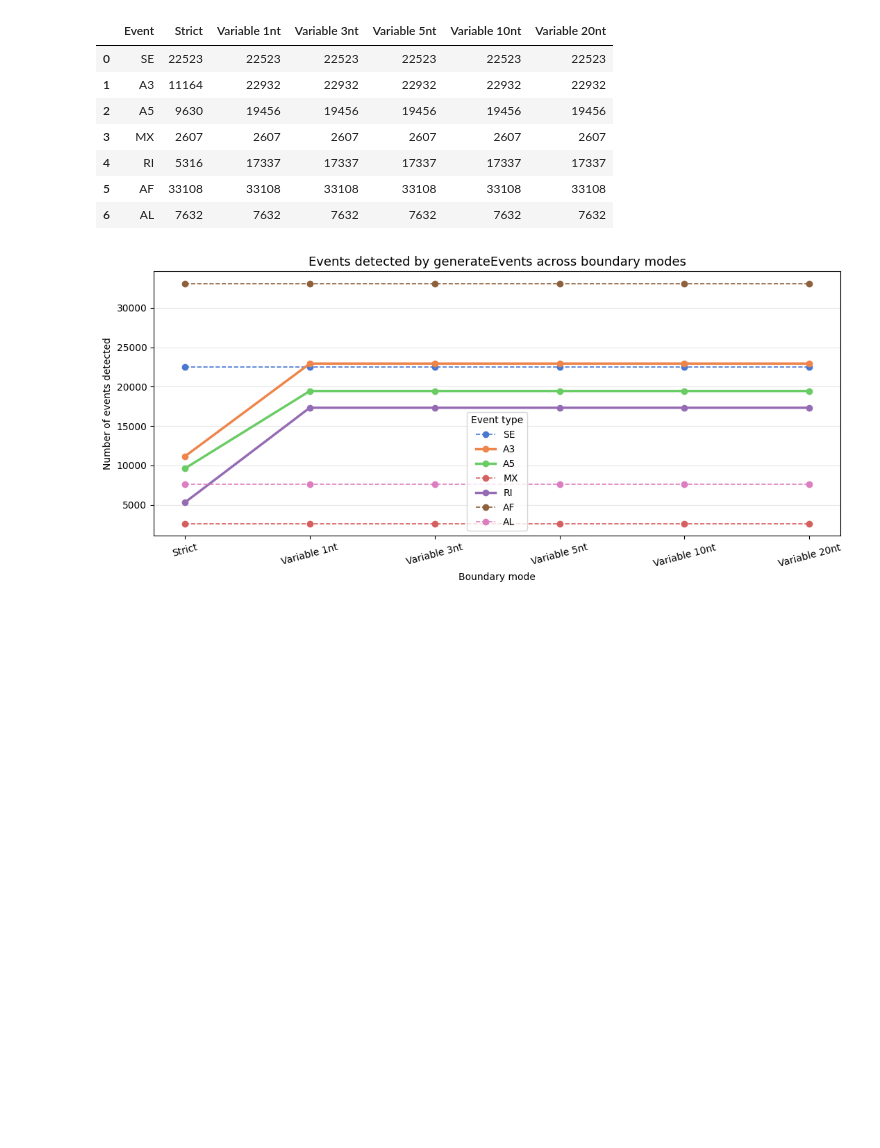
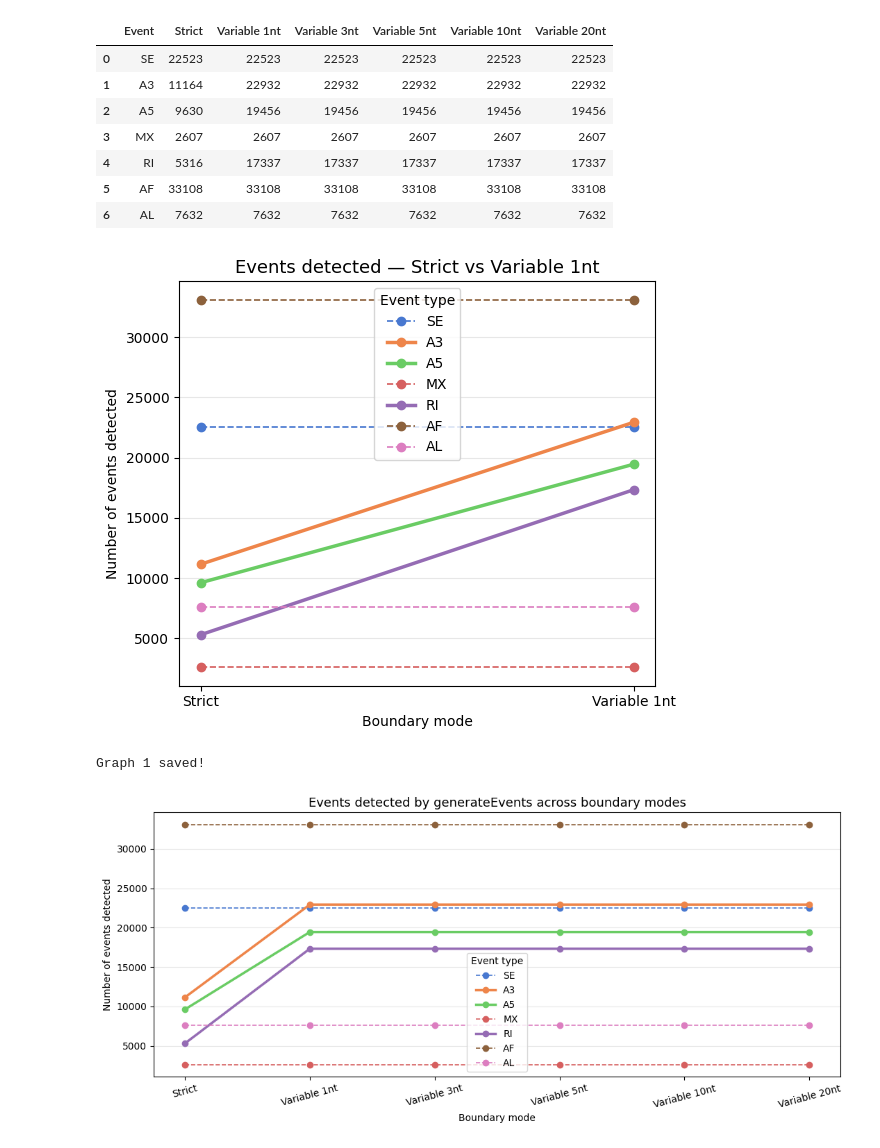
Before and after one commit to griceyrt/Internship, a Jupyter notebook: analysis/notebooks/02_barplots.ipynb, the cells around one changed output. Cells and saved outputs as stored; diff of their text form; code cells hidden in the pictures; blank space fills up the shorter version.

```diff
--- a/analysis/notebooks/02_barplots.ipynb
+++ b/analysis/notebooks/02_barplots.ipynb
@@ -55,6 +55,46 @@ Events detected by generateEvents across all boundary modes
 | 4 | RI | 5316 | 17337 | 17337 | 17337 | 17337 | 17337 |
 | 5 | AF | 33108 | 33108 | 33108 | 33108 | 33108 | 33108 |
 | 6 | AL | 7632 | 7632 | 7632 | 7632 | 7632 | 7632 |
+# %%
+# Graph 1 — Strict vs Variable 1nt zoom in
+data_zoom = {
+    "Boundary": ["Strict", "Variable 1nt"],
+    "SE":  [22523, 22523],
+    "A3":  [11164, 22932],
+    "A5":  [9630,  19456],
+    "MX":  [2607,  2607],
+    "RI":  [5316,  17337],
+    "AF":  [33108, 33108],
+    "AL":  [7632,  7632],
+}
+
+df_zoom = pd.DataFrame(data_zoom)
+
+muted = sns.color_palette("muted", 7)
+events_all = ["SE", "A3", "A5", "MX", "RI", "AF", "AL"]
+
+fig, ax = plt.subplots(figsize=(6, 5))
+
+for i, event in enumerate(events_all):
+    linestyle = "-" if event in ["A3", "A5", "RI"] else "--"
+    linewidth = 2.5 if event in ["A3", "A5", "RI"] else 1.2
+    ax.plot(df_zoom["Boundary"], df_zoom[event],
+            marker="o", label=event, color=muted[i],
+            linewidth=linewidth, linestyle=linestyle)
+
+ax.set_title("Events detected — Strict vs Variable 1nt", fontsize=13)
+ax.set_xlabel("Boundary mode")
+ax.set_ylabel("Number of events detected")
+ax.legend(title="Event type")
+ax.grid(axis="y", alpha=0.3)
+
+plt.tight_layout()
+plt.savefig("../../figures/plots/lineplot_strict_vs_1nt.png", dpi=150, bbox_inches="tight")
+plt.show()
+print("Graph 1 saved!")
+# %% [output]
+[figure, added]
+Graph 1 saved!
 # %%
 # Line plot — IOE counts across all boundary modes for all 7 events
 boundaries = ["Strict", "Variable 1nt", "Variable 3nt", "Variable 5nt", "Variable 10nt", "Variable 20nt"]
```
Also changed, not shown: 5 other files.
